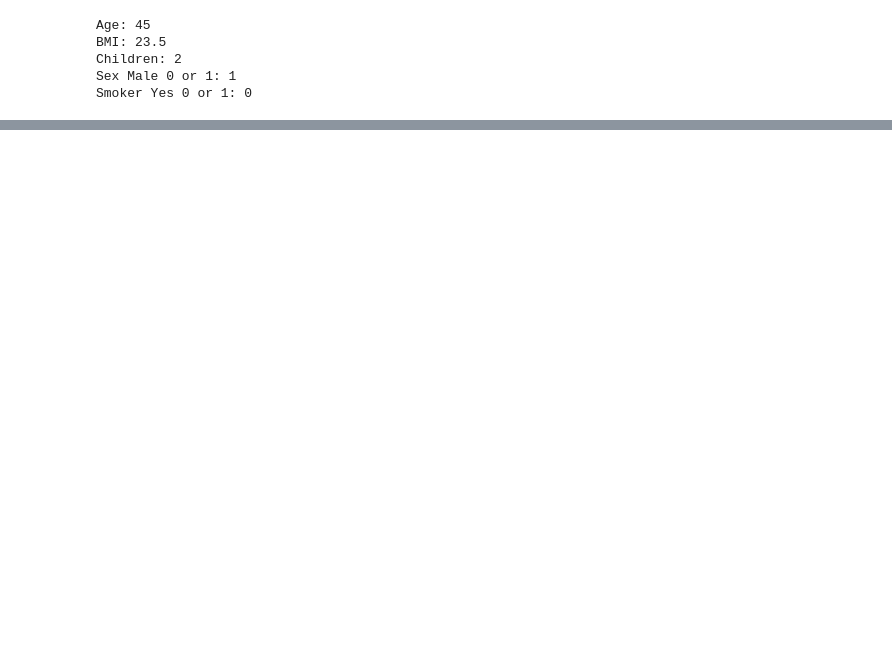
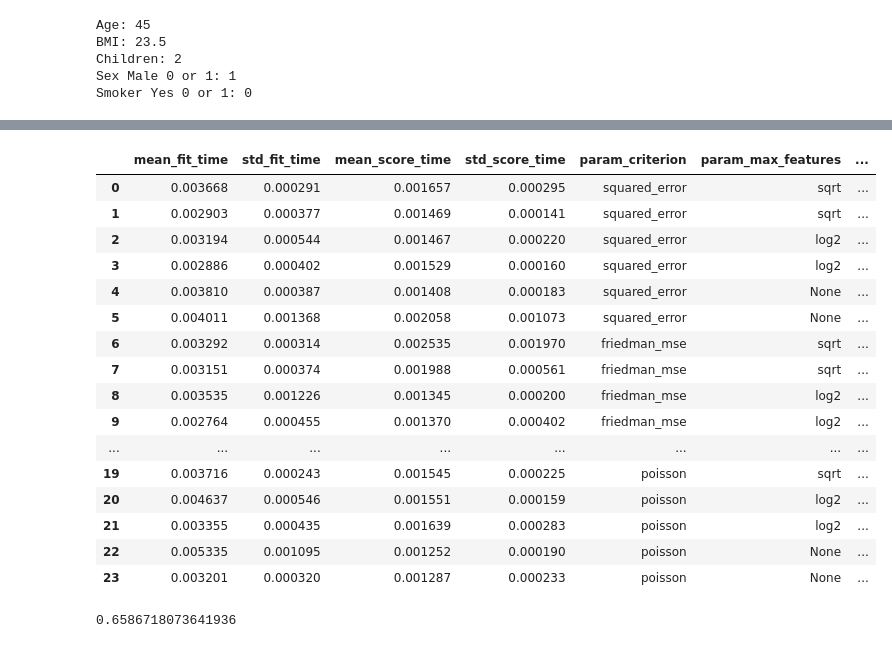
Before and after one commit to kmanimuthu-tech/python, a Jupyter notebook: 10_Decision_Tree_Grid.ipynb, the cells around one changed output, grey strips where cells are left out. Saved outputs shown, nothing was run; the diff lists cells and outputs as text; code cells hidden in the pictures; blank space fills up the shorter version.

```diff
--- a/10_Decision_Tree_Grid.ipynb
+++ b/10_Decision_Tree_Grid.ipynb
@@ -144,0 +135,25 @@ Future_Prediction=[15555.18875]
+# %%
+table
+# %% [output]
+|  | mean_fit_time | std_fit_time | mean_score_time | std_score_time | param_criterion | param_max_features | ... |
+| 0 | 0.003668 | 0.000291 | 0.001657 | 0.000295 | squared_error | sqrt | ... |
+| 1 | 0.002903 | 0.000377 | 0.001469 | 0.000141 | squared_error | sqrt | ... |
+| 2 | 0.003194 | 0.000544 | 0.001467 | 0.000220 | squared_error | log2 | ... |
+| 3 | 0.002886 | 0.000402 | 0.001529 | 0.000160 | squared_error | log2 | ... |
+| 4 | 0.003810 | 0.000387 | 0.001408 | 0.000183 | squared_error | None | ... |
+| 5 | 0.004011 | 0.001368 | 0.002058 | 0.001073 | squared_error | None | ... |
+| 6 | 0.003292 | 0.000314 | 0.002535 | 0.001970 | friedman_mse | sqrt | ... |
+| 7 | 0.003151 | 0.000374 | 0.001988 | 0.000561 | friedman_mse | sqrt | ... |
+| 8 | 0.003535 | 0.001226 | 0.001345 | 0.000200 | friedman_mse | log2 | ... |
+| 9 | 0.002764 | 0.000455 | 0.001370 | 0.000402 | friedman_mse | log2 | ... |
+| ... | ... | ... | ... | ... | ... | ... | ... |
+| 19 | 0.003716 | 0.000243 | 0.001545 | 0.000225 | poisson | sqrt | ... |
+| 20 | 0.004637 | 0.000546 | 0.001551 | 0.000159 | poisson | log2 | ... |
+| 21 | 0.003355 | 0.000435 | 0.001639 | 0.000283 | poisson | log2 | ... |
+| 22 | 0.005335 | 0.001095 | 0.001252 | 0.000190 | poisson | None | ... |
+| 23 | 0.003201 | 0.000320 | 0.001287 | 0.000233 | poisson | None | ... |
+# %%
+best_r = table['mean_test_score'].max()
+best_r
+# %% [output]
+0.6586718073641936
```
Also changed, not shown: parts of 5 cells of this notebook, 2 other files.
